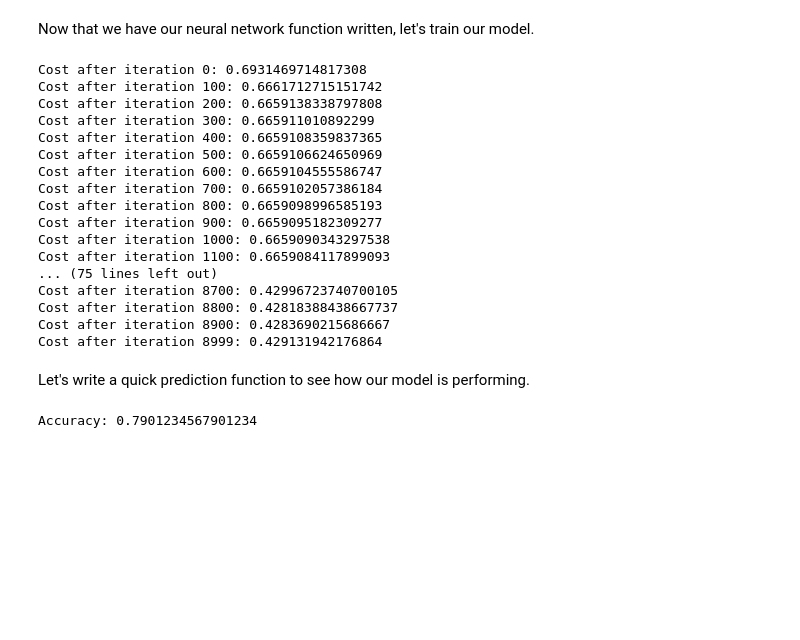
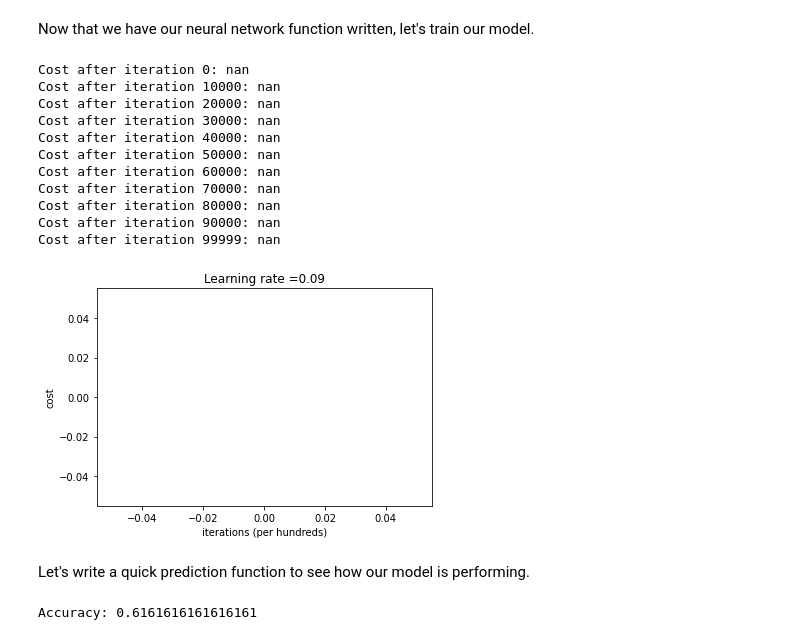
Before and after one commit to johnma02/kaggle-titanic, a Jupyter notebook: titanic-dataset.ipynb, the cells around one changed output. Drawn from its saved outputs; the diff is of its cells as text; code cells hidden in the pictures; blank space fills up the shorter version.

```diff
--- a/titanic-dataset.ipynb
+++ b/titanic-dataset.ipynb
@@ -586,7 +586,7 @@ Let's initialize the parameters for our deep neural network. For now, we will ch
 To begin, let's convert our input data from a pandas dataframe to a Numpy array, and initialize our layer dimensions list
 # %%
 train_df = train_df.to_numpy().T
-layer_dims = [7,5,7,5,1]
+layer_dims = [7,20,7,5,1]
 # %% [markdown]
 Let's create a function to facilitate our neural network.
 # %%
@@ -604,41 +604,43 @@ def L_layer_nn(X, Y, layer_dims, learning_rate=.095, num_iterations=4000):
     costs = []
     parameters = {}
     for i in range(1, len(layer_dims)):
-        parameters["W"+str(i)] = np.random.randn(layer_dims[i], layer_dims[i-1])*.01
+        parameters["W"+str(i)] = np.random.randn(layer_dims[i], layer_dims[i-1])*np.sqrt(2/(layer_dims[i-1]+layer_dims[i]))
         parameters["b"+str(i)] = np.zeros((layer_dims[i],1))
     for i in range(0, num_iterations):
         AL, caches = nn_forward(X, parameters)
         cost = compute_cost(AL, Y)
         grads = nn_backprop(AL, Y, caches)
         parameters = update_parameters(parameters, grads, learning_rate)
-        if i % 100 == 0 or i == num_iterations - 1:
+        if i % 10000 == 0 or i == num_iterations - 1:
             print("Cost after iteration {}: {}".format(i, np.squeeze(cost)))
         if i % 100 == 0 or i == num_iterations:
             costs.append(cost)
     return parameters, costs
 # %% [markdown]
 Now that we have our neural network function written, let's train our model.
-# %%
-np.seterr(divide = 'ignore')
-parameters, costs = L_layer_nn(train_df, train_labels, layer_dims, num_iterations=9000)
-# %% [output]
-Cost after iteration 0: 0.6931469714817308
-Cost after iteration 100: 0.6661712715151742
-Cost after iteration 200: 0.6659138338797808
-Cost after iteration 300: 0.665911010892299
-Cost after iteration 400: 0.6659108359837365
-Cost after iteration 500: 0.6659106624650969
-Cost after iteration 600: 0.6659104555586747
-Cost after iteration 700: 0.6659102057386184
-Cost after iteration 800: 0.6659098996585193
-Cost after iteration 900: 0.6659095182309277
-Cost after iteration 1000: 0.6659090343297538
-Cost after iteration 1100: 0.6659084117899093
-... (75 lines left out)
-Cost after iteration 8700: 0.42996723740700105
-Cost after iteration 8800: 0.42818388438667737
-Cost after iteration 8900: 0.4283690215686667
-Cost after iteration 8999: 0.429131942176864
+# %%
+def plot_costs(costs, learning_rate):
+    plt.plot(np.squeeze(costs))
+    plt.ylabel('cost')
+    plt.xlabel('iterations (per hundreds)')
+    plt.title("Learning rate =" + str(learning_rate))
+    plt.show()
+#winner - .14
+parameters, costs = L_layer_nn(train_df, train_labels, layer_dims, learning_rate=.041, num_iterations=100000)
+plot_costs(costs, learning_rate=.09)
+# %% [output]
+Cost after iteration 0: nan
+Cost after iteration 10000: nan
+Cost after iteration 20000: nan
+Cost after iteration 30000: nan
+Cost after iteration 40000: nan
+Cost after iteration 50000: nan
+Cost after iteration 60000: nan
+Cost after iteration 70000: nan
+Cost after iteration 80000: nan
+Cost after iteration 90000: nan
+Cost after iteration 99999: nan
+[figure, added]
 # %% [markdown]
 Let's write a quick prediction function to see how our model is performing.
 # %%
@@ -668,4 +670,4 @@ def predict(X, Y, parameters):
 # %%
 pred_train = predict(train_df, train_labels, parameters)
 # %% [output]
-Accuracy: 0.7901234567901234
+Accuracy: 0.6161616161616161
```
Also changed, not shown: parts of 2 cells of this notebook.
